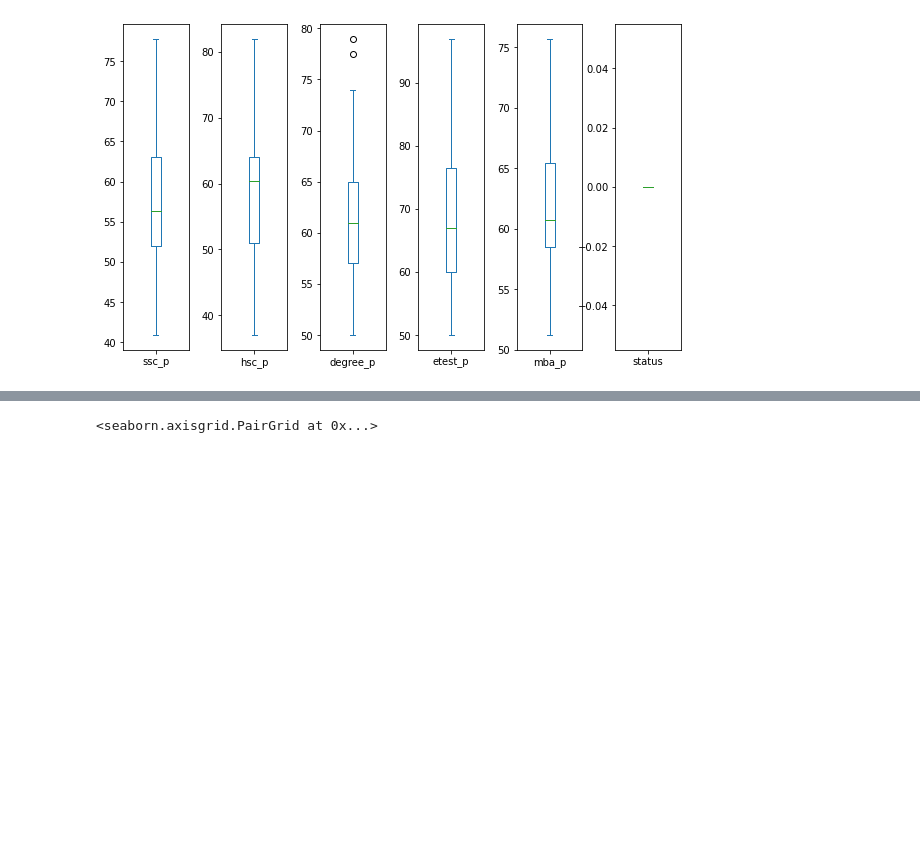
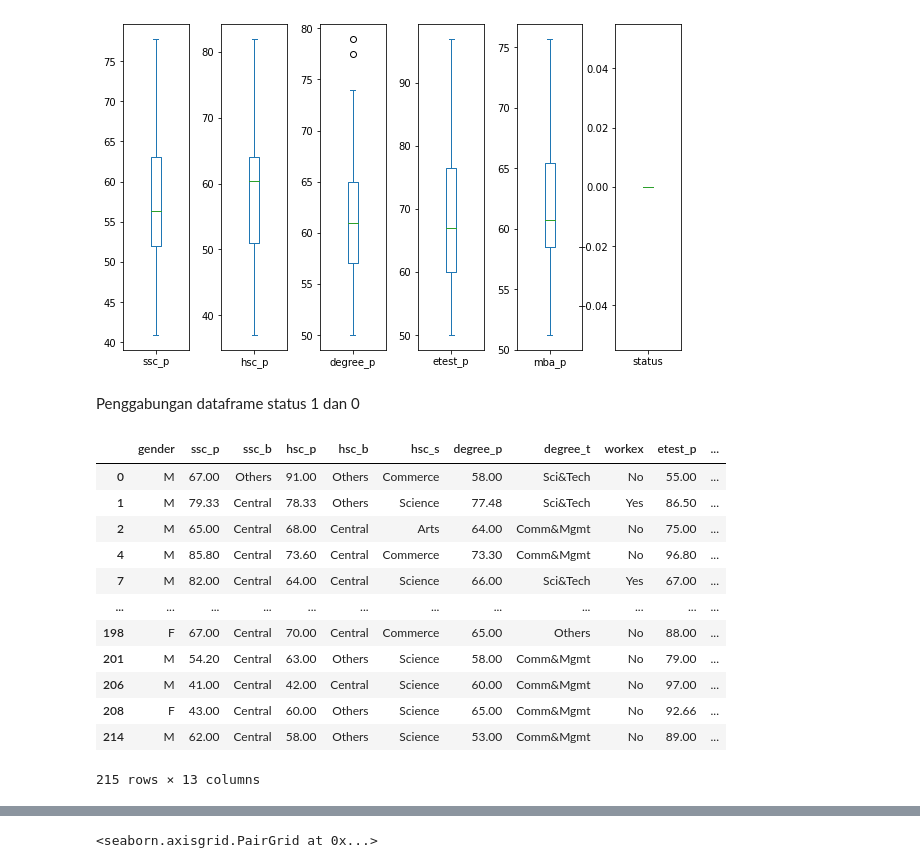
Before and after one commit to joelrizkyw/ProjekDataMining, a Jupyter notebook: joel.ipynb, the cells around one changed output, grey strips where cells are left out. Drawn from its saved outputs; the diff is of its cells as text; code cells hidden in the pictures; blank space fills up the shorter version.

```diff
--- a/joel.ipynb
+++ b/joel.ipynb
@@ -157,3 +146,23 @@ plt.subplots_adjust(wspace = 0.5)
 plt.show()
 # %% [output]
 [figure]
+# %% [markdown]
+Penggabungan dataframe status 1 dan 0
+# %%
+df_status_combined = pd.concat([df_status_1, df_status_0])
+
+df_status_combined
+# %% [output]
+|  | gender | ssc_p | ssc_b | hsc_p | hsc_b | hsc_s | degree_p | degree_t | workex | etest_p | ... |
+| 0 | M | 67.00 | Others | 91.00 | Others | Commerce | 58.00 | Sci&Tech | No | 55.00 | ... |
+| 1 | M | 79.33 | Central | 78.33 | Others | Science | 77.48 | Sci&Tech | Yes | 86.50 | ... |
+| 2 | M | 65.00 | Central | 68.00 | Central | Arts | 64.00 | Comm&Mgmt | No | 75.00 | ... |
+| 4 | M | 85.80 | Central | 73.60 | Central | Commerce | 73.30 | Comm&Mgmt | No | 96.80 | ... |
+| 7 | M | 82.00 | Central | 64.00 | Central | Science | 66.00 | Sci&Tech | Yes | 67.00 | ... |
+| ... | ... | ... | ... | ... | ... | ... | ... | ... | ... | ... | ... |
+| 198 | F | 67.00 | Central | 70.00 | Central | Commerce | 65.00 | Others | No | 88.00 | ... |
+| 201 | M | 54.20 | Central | 63.00 | Others | Science | 58.00 | Comm&Mgmt | No | 79.00 | ... |
+| 206 | M | 41.00 | Central | 42.00 | Central | Science | 60.00 | Comm&Mgmt | No | 97.00 | ... |
+| 208 | F | 43.00 | Central | 60.00 | Others | Science | 65.00 | Comm&Mgmt | No | 92.66 | ... |
+| 214 | M | 62.00 | Central | 58.00 | Others | Science | 53.00 | Comm&Mgmt | No | 89.00 | ... |
+215 rows × 13 columns
```
Also changed, not shown: parts of 10 cells of this notebook.
